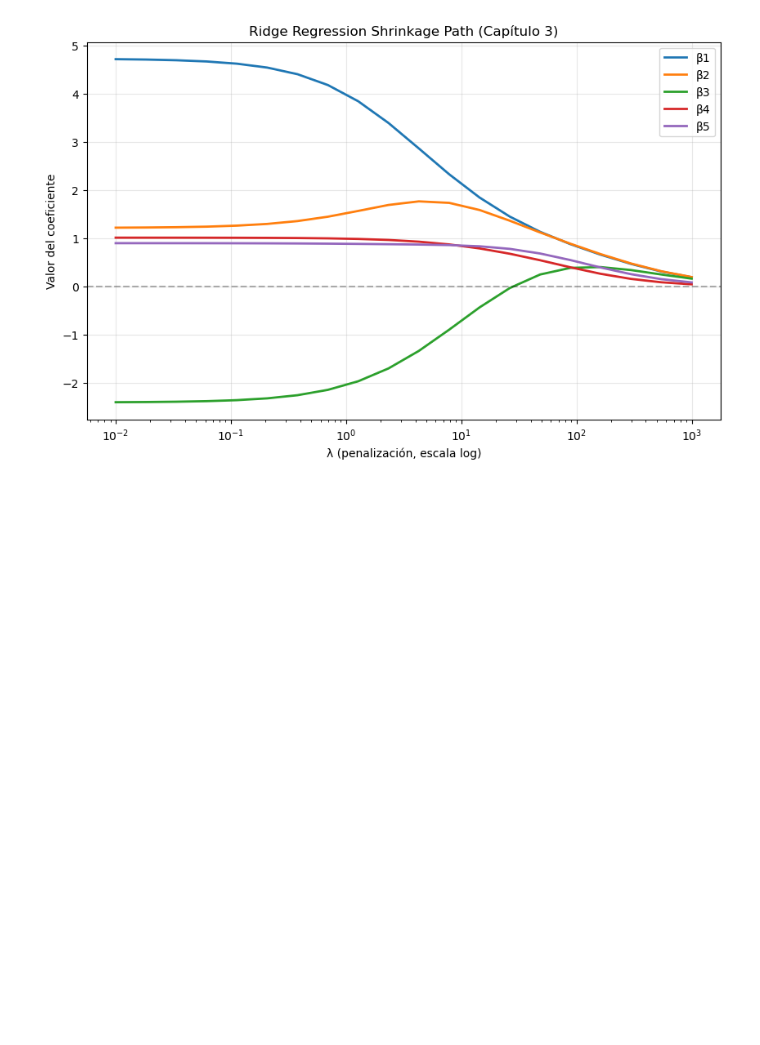
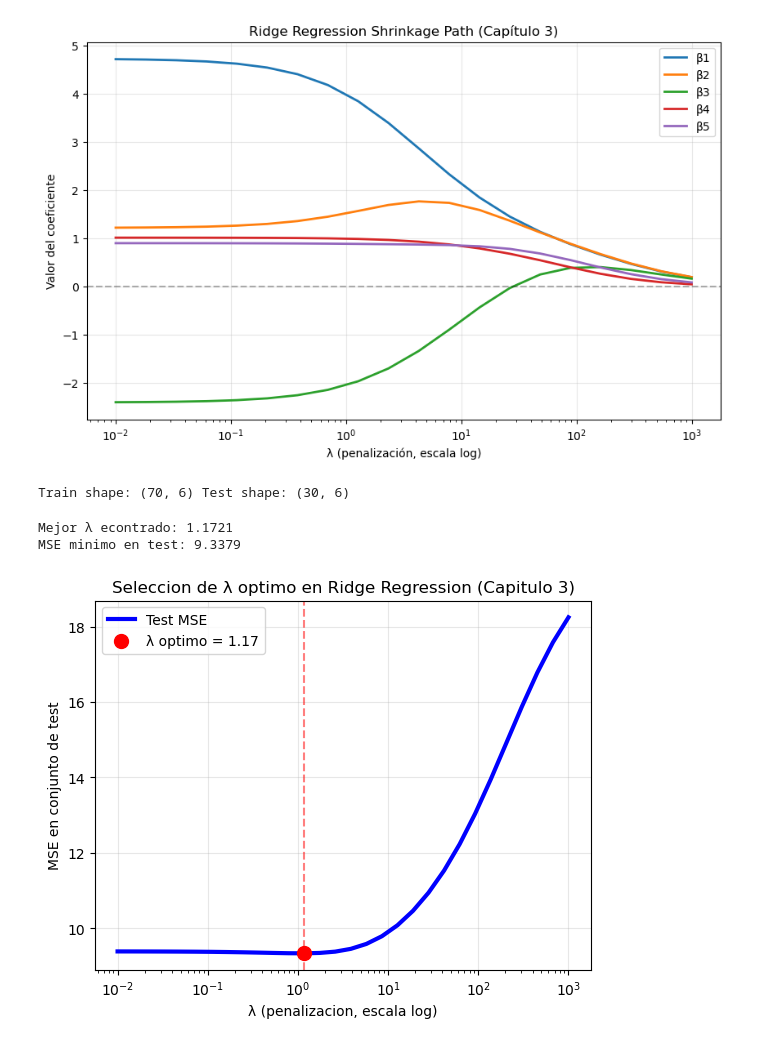
Before and after one commit to polosur1982/elementos-statistical-learning, a Jupyter notebook: notebooks/03_ridge_regression_manual.ipynb, the cells around one changed output. Drawn from its saved outputs; the diff is of its cells as text; code cells hidden in the pictures; blank space fills up the shorter version.

Commit message:
Capitulo 3: Seleccion de lambda optimo mediante train/test split y MSE

```diff
--- a/notebooks/03_ridge_regression_manual.ipynb
+++ b/notebooks/03_ridge_regression_manual.ipynb
@@ -113,3 +113,47 @@ plt.grid(True, alpha=0.3)
 plt.show()
 # %% [output]
 [figure]
+# %%
+from sklearn.model_selection import train_test_split  # Solo para el split  (no usamos scikit para el modelo)
+
+# Train/test split (80/20)
+X_train, X_test, y_train, y_test, = train_test_split(X_design, y, test_size=0.3, random_state=42)
+
+print("Train shape:", X_train.shape, "Test shape:", X_test.shape)
+# %% [output]
+Train shape: (70, 6) Test shape: (30, 6)
+# %%
+lambdas = np.logspace(-2, 3, 30)  # 30 valores de λ de 0.01 a 1000
+mse_test = np.zeros(len(lambdas))
+
+for i, lam in enumerate(lambdas):
+    betas = ridge_regression(X_train, y_train, lambda_param=lam)
+    y_pred_test = X_test @ betas
+    mse_test[i] = np.mean((y_test - y_pred_test)**2)
+
+# Econtrar el λ que minimiza el MSE en test
+best_idx = np.argmin(mse_test)
+best_lambda = lambdas[best_idx]
+best_mse = mse_test[best_idx]
+
+print(f"Mejor λ econtrado: {best_lambda:.4f}")
+print(f"MSE minimo en test: {best_mse:.4f}")
+# %% [output]
+Mejor λ econtrado: 1.1721
+MSE minimo en test: 9.3379
+# %%
+plt.Figure(figsize=(10, 6))
+plt.plot(lambdas, mse_test, 'b-', linewidth=3, label='Test MSE')
+plt.scatter(best_lambda, best_mse, color='red', s=100, zorder=5, label=f'λ optimo = {best_lambda:.2f}')
+plt.axvline(best_lambda, color='r', linestyle='--', alpha=0.5)
+
+
+plt.xscale('log')
+plt.xlabel('λ (penalizacion, escala log)')
+plt.ylabel('MSE en conjunto de test')
+plt.title('Seleccion de λ optimo en Ridge Regression (Capitulo 3)')
+plt.legend()
+plt.grid(True, alpha=0.3)
+plt.show()
+# %% [output]
+[figure, added]
```
